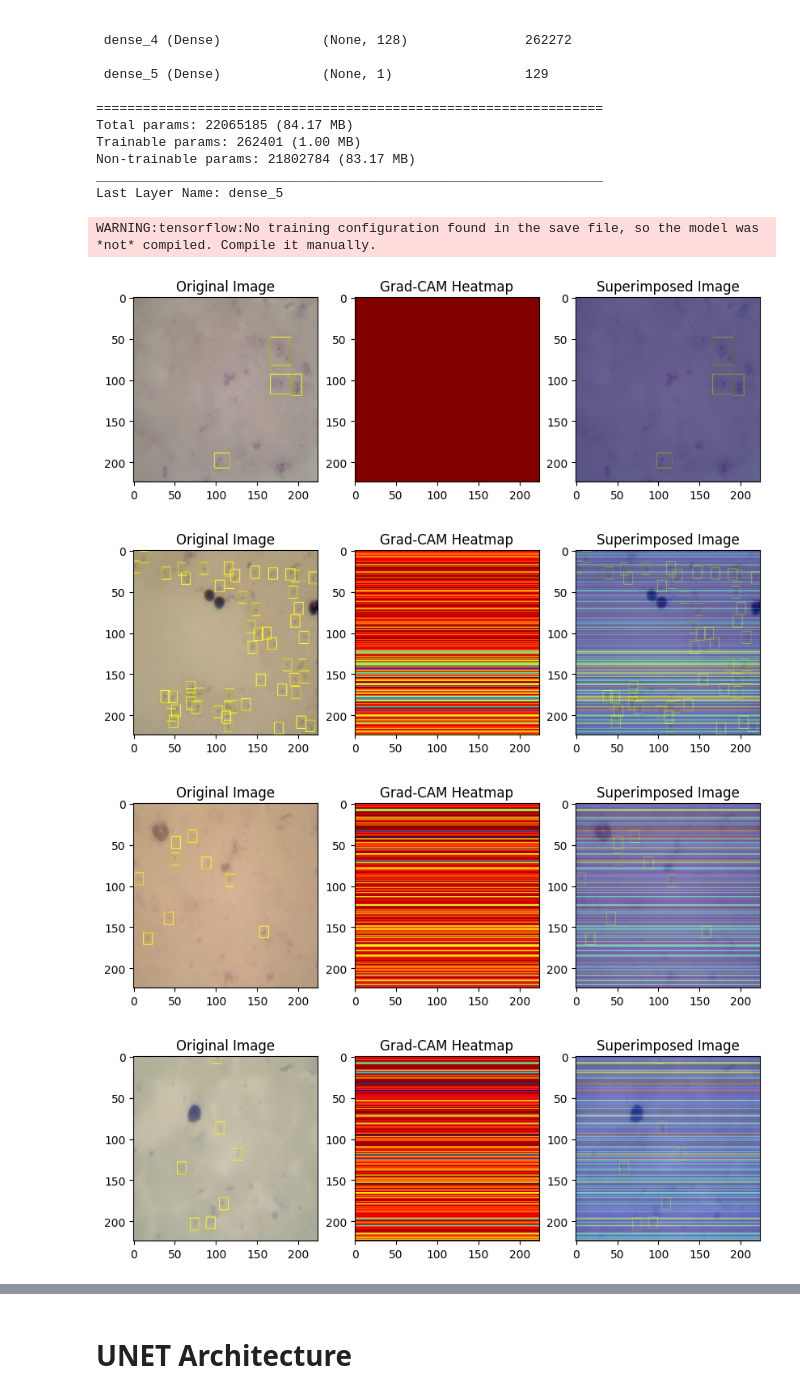
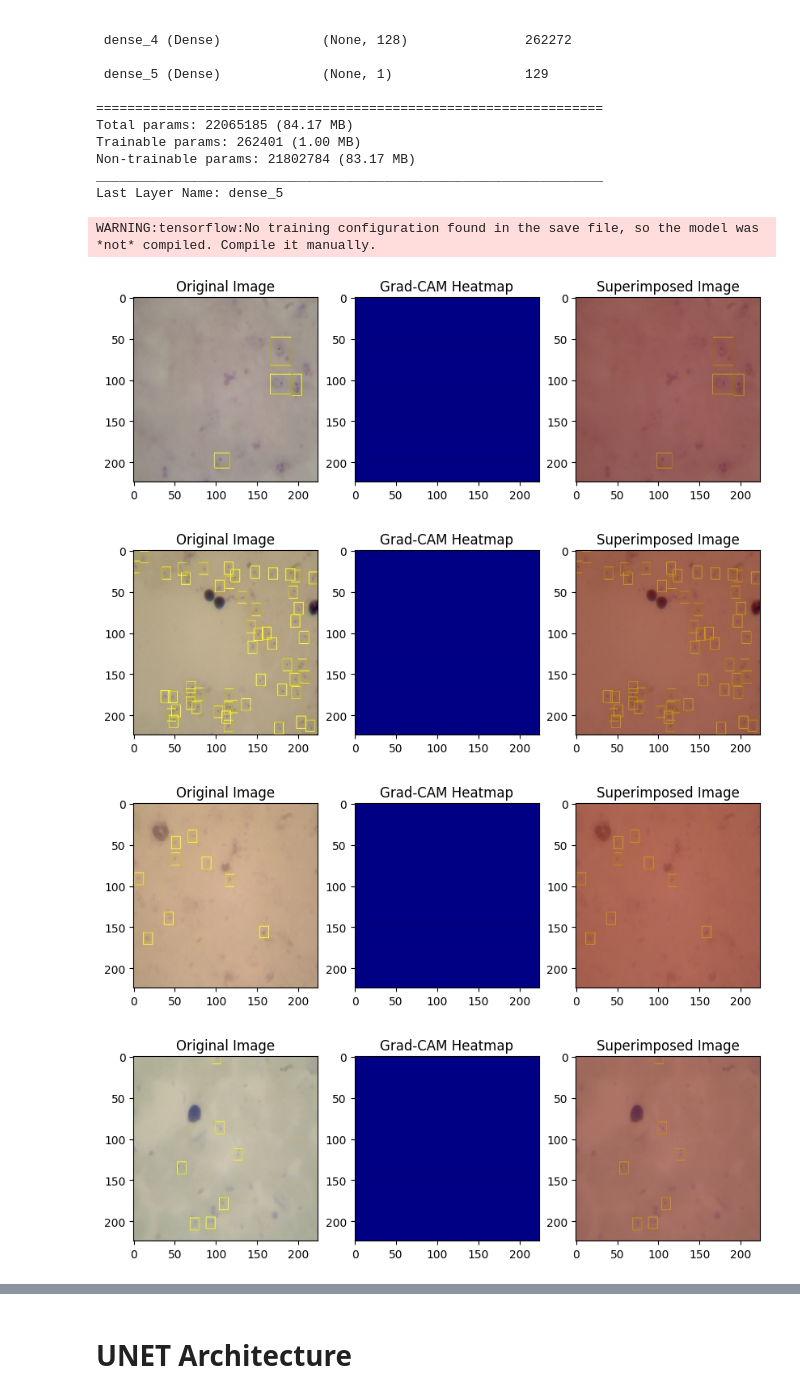
Before and after one commit to BRIAN12682/Automation-Projects, a Jupyter notebook: ArchitecturesftGRADCAM.ipynb, the cells around one changed output, grey strips where cells are left out. Saved outputs shown, nothing was run; the diff lists cells and outputs as text; code cells hidden in the pictures.

```diff
--- a/ArchitecturesftGRADCAM.ipynb
+++ b/ArchitecturesftGRADCAM.ipynb
@@ -114,7 +107,7 @@ X_train, X_val = X[indices_train], X[indices_val]
 # SAVING THE SETS
 # %%
 
-save_path = '/content/drive/MyDrive/Resized_Annotated_Folder/'
+save_path = '/content/drive/MyDrive/DATASETS/Annotated_Folder/'
 
 # Save images and annotations
 np.save(os.path.join(save_path, 'X.npy'), X)
@@ -509,0 +824,22 @@ Epoch 10/10
+# %%
+from tensorflow.keras.utils import to_categorical
+from tensorflow.keras.optimizers import Adam
+# # Assuming y_train and y_val are your original labels
+# y_train_one_hot = to_categorical(y_train, num_classes=2)
+# y_val_one_hot = to_categorical(y_val, num_classes=2)
+
+# Compile the DenseNet model
+densenet_branch.compile(optimizer=Adam(learning_rate=0.001), loss='binary_crossentropy', metrics=['accuracy'])
+
+# # Train the DenseNet model
+# densenet_branch.fit(X_train, y_train_one_hot, validation_data=(X_val, y_val_one_hot), epochs=10, batch_size=32)
+# # Train the model
+densenet_branch.fit(
+    train_generator,
+    epochs=10,
+    validation_data=val_generator,
+    callbacks=[reduce_lr, checkpoint, early_stopping]
+)
+
+# Load the best model
+model.load_weights('/content/drive/MyDrive/Resized_Annotated_Folder/densenet1_branch_model.h5')
@@ -592,11 +1148,13 @@ from tensorflow.keras.preprocessing import image
 from tensorflow.keras.models import load_model
 from tensorflow.keras import backend as K
 from tensorflow.keras.models import Model
+import tensorflow as tf
+from tensorflow.keras.applications.densenet import preprocess_input
 
-densenet_model_path = '/content/drive/MyDrive/Resized_Annotated_Folder/densenet_branch_model.h5'
+densenet_model_path = '/content/drive/MyDrive/Resized_Annotated_Folder/densenet1_branch_model.h5'
 densenet_model = load_model(densenet_model_path)
 
-def generate_gradcam(img_path, model, layer_name='dense_3'):
+def generate_gradcam(img_path, model, layer_name='dense_5'):
     img = image.load_img(img_path, target_size=(224, 224))
     img_array = image.img_to_array(img)
     img_array = np.expand_dims(img_array, axis=0)
@@ -703,0 +1336,11 @@ _________________________________________________________________
+# %%
+# Train the model
+history = model.fit(
+    train_generator,
+    epochs=10,
+    validation_data=val_generator,
+    callbacks=[checkpoint, early_stopping]
+)
+
+# Load the best model
+model.load_weights('best_model.h5')
@@ -829,7 +1666,7 @@ inception_model = load_model(inception_model_path)
 # Ensure the model is compiled
 inception_model.compile(optimizer='adam', loss='binary_crossentropy', metrics=['accuracy'])
 
-def generate_gradcam(img_path, model, layer_name='global_average_pooling2d_2'):
+def generate_gradcam(img_path, model, layer_name='dense_5'):
     img = image.load_img(img_path, target_size=(224, 224))  # Adjust target size to match the model's expected input size
     img_array = image.img_to_array(img)
     img_array = np.expand_dims(img_array, axis=0)
@@ -853,34 +1690,34 @@ def generate_gradcam(img_path, model, layer_name='global_average_pooling2d_2'):
     return cam
 
 dir_path = '/content/drive/MyDrive/Resized_Annotated_Folder/With_Bounding_Boxes'
 files = os.listdir(dir_path)[:5]
 
 for file in files:
     img_path = os.path.join(dir_path, file)
     cam = generate_gradcam(img_path, inception_model)
     original_img = cv2.imread(img_path)
     original_img = cv2.resize(original_img, (224, 224))  # Adjust size to match the model's expected input size
     heatmap = cv2.resize(cam, (original_img.shape[1], original_img.shape[0]))
     heatmap = np.uint8(255 * heatmap)
     heatmap = cv2.applyColorMap(heatmap, cv2.COLORMAP_JET)
     superimposed_img = cv2.addWeighted(original_img, 0.6, heatmap, 0.4, 0)
     plt.figure(figsize=(10, 5))
     plt.subplot(1, 3, 1)
     plt.imshow(original_img[:, :, ::-1])
     plt.title('Original Image')
 
     plt.subplot(1, 3, 2)
     plt.imshow(heatmap)
     plt.title('Grad-CAM Heatmap')
 
     plt.subplot(1, 3, 3)
     plt.imshow(superimposed_img[:, :, ::-1])
     plt.title('Superimposed Image')
 
     plt.show()
 # %% [output]
 WARNING:tensorflow:No training configuration found in the save file, so the model was *not* compiled. Compile it manually.
-[figure, old version]
+[figure, new version]
-[figure, old version]
+[figure, new version]
-[figure, old version]
+[figure, new version]
-[figure, old version]
+[figure, new version]
```
Also changed, not shown: parts of 40 cells of this notebook.
